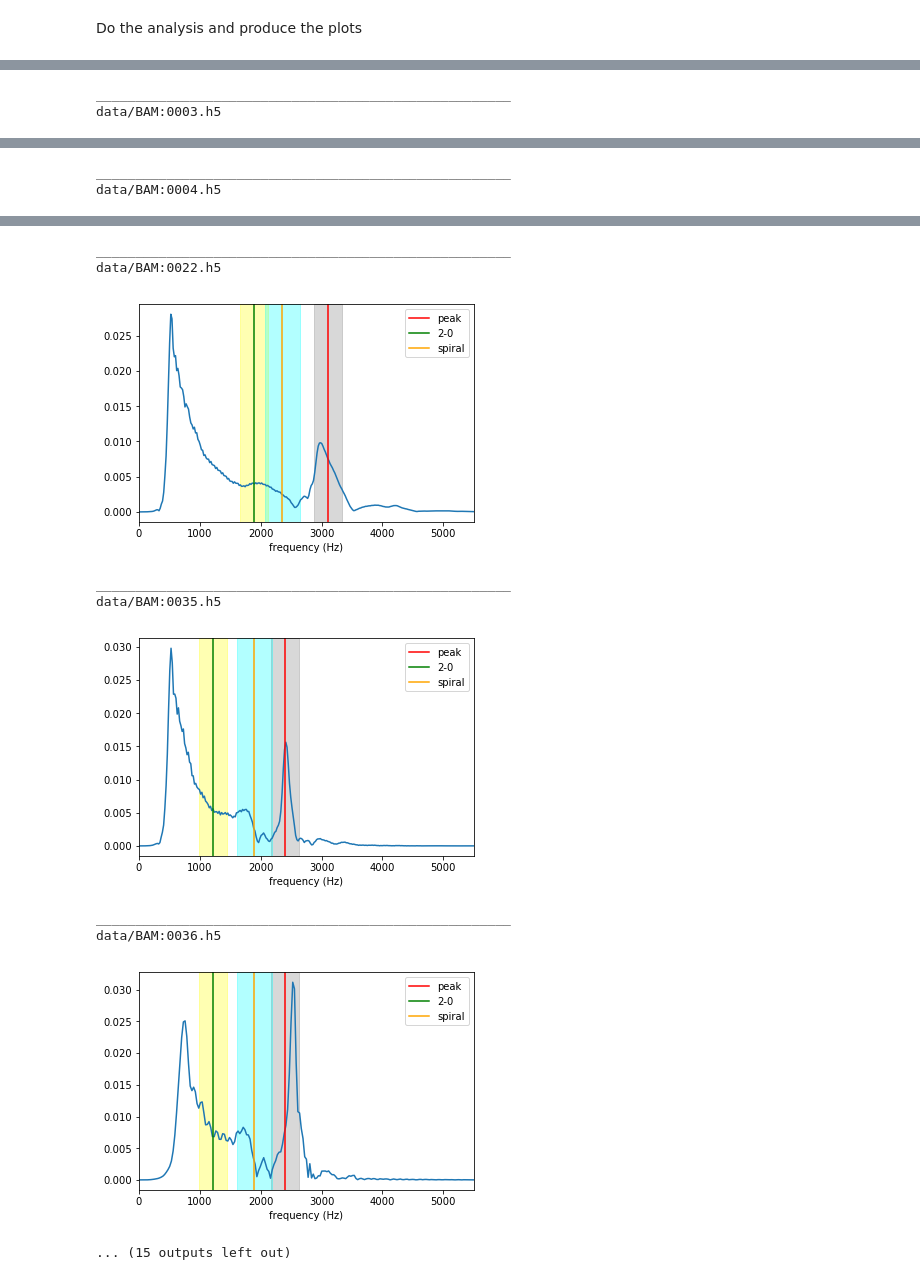
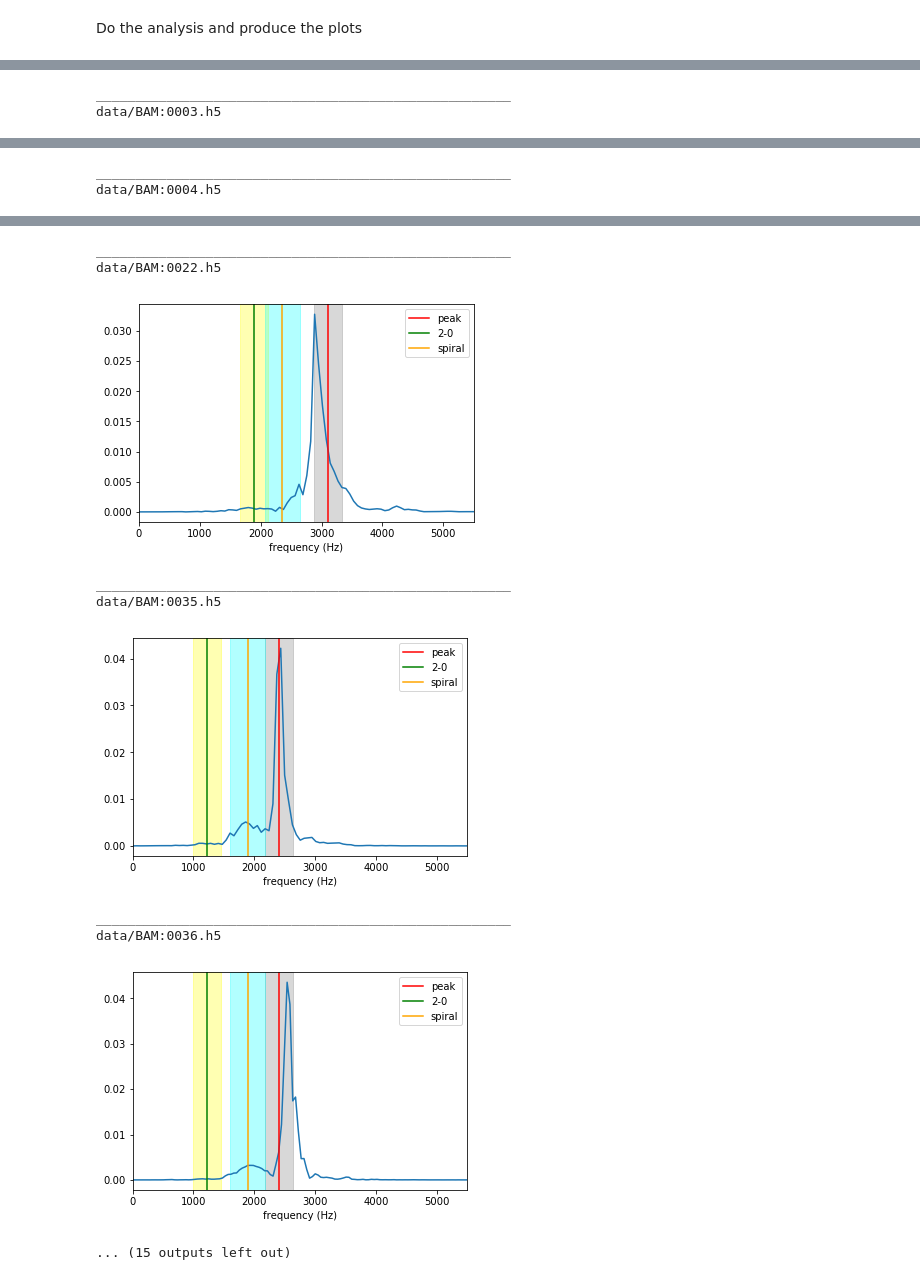
Before and after one commit to johnkou97/postmerger_frequencies, a Jupyter notebook: Plots.ipynb, the cells around one changed output, grey strips where cells are left out. Saved outputs shown, nothing was run; the diff lists cells and outputs as text; code cells hidden in the pictures.

Commit message:
Postmerger only plots

```diff
--- a/Plots.ipynb
+++ b/Plots.ipynb
@@ -43,25 +43,25 @@ def fre_do(x,y,mass):
     fd=abs(fd)
     return xf,fd
 # %%
-def analyze(file,mass):
+def analyze(rh,mass):
 
 
 
     rhM=rh[:,1]
     time=rh[:,0]
 
-    #peaks,prop=scipy.signal.find_peaks(abs(rhM))
-    #ampls=rhM[peaks]
-    #merg=np.amax(abs(ampls))
-    #merg=np.where(abs(ampls)==merg)
-    #merg=int(merg[0])
-    #t0=peaks[merg]
+    peaks,prop=scipy.signal.find_peaks(abs(rhM))
+    ampls=rhM[peaks]
+    merg=np.amax(abs(ampls))
+    merg=np.where(abs(ampls)==merg)
+    merg=int(merg[0])
+    t0=peaks[merg]
 
-    #ampl=rhM[t0:]
-    #tim=time[t0:]
+    ampl=rhM[t0:]
+    tim=time[t0:]
 
-    ampl=rhM
-    tim=time
+    #ampl=rhM
+    #tim=time
 
     tuk=signal.tukey(len(ampl))
     dat=ampl*tuk
@@ -259,7 +259,7 @@ for i in index:
     file=h5py.File(name,'r')
     dat = list(file["/rh_22"])
     rh = np.array(file["/rh_22/%s" %dat[-1]])
-    freq2,amp2,fig1=analyze(file,mas2[0])
+    freq2,amp2,fig1=analyze(rh,mas2[0])
     ax=plt.subplot()
     ax.axvline(x=(f_p[j]*Mc[j])*1000,color='r',label='peak')
     ax.axvspan((f_p[j]*Mc[j])*1000-229, (f_p[j]*Mc[j])*1000+229, alpha=0.3, color='grey')
@@ -284,10 +284,10 @@ data/BAM:0004.h5
 _____________________________________________________
 data/BAM:0022.h5
-[figure, old version]
+[figure, new version]
 _____________________________________________________
 data/BAM:0035.h5
-[figure, old version]
+[figure, new version]
 _____________________________________________________
 data/BAM:0036.h5
-[figure, old version]
+[figure, new version]
 ... (15 outputs left out)
```
Also changed, not shown: parts of 1 cell of this notebook.
